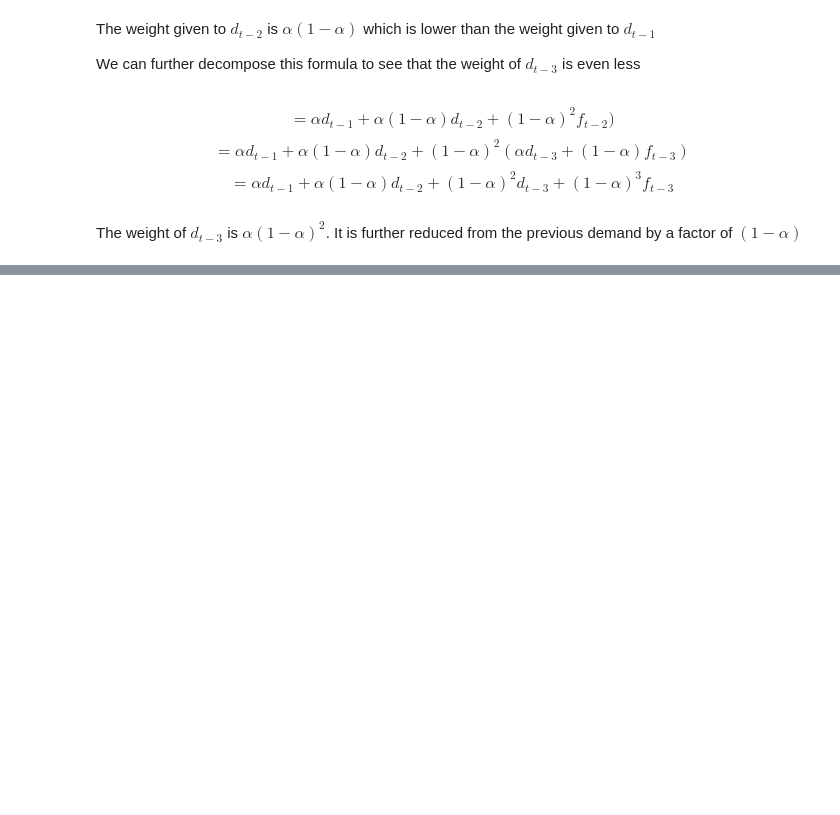
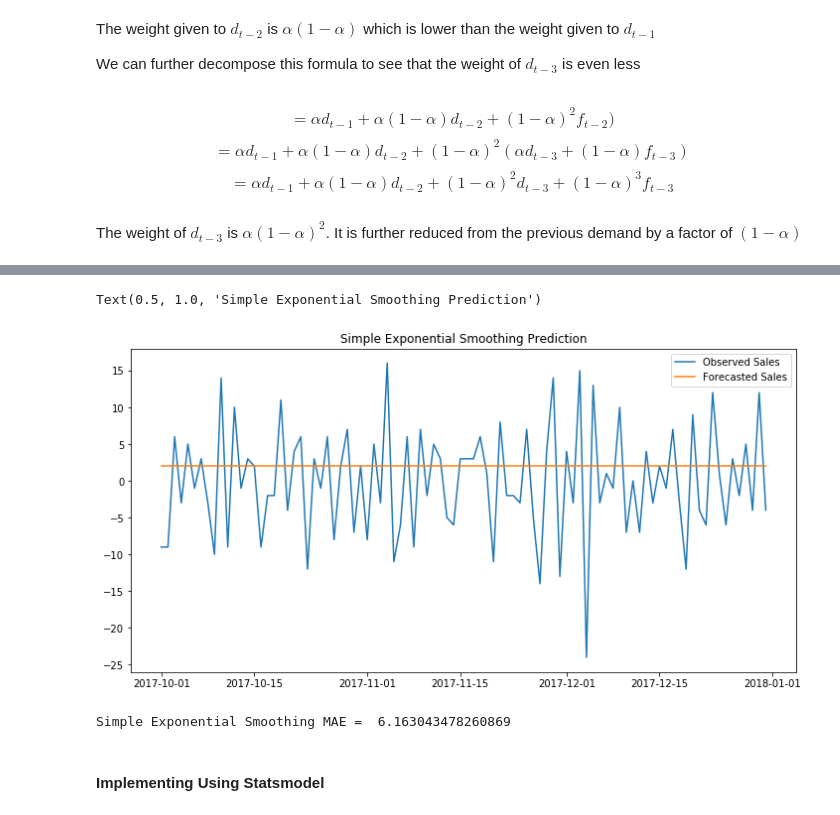
Before and after one commit to zhikaichen99/DemandForecasting, a Jupyter notebook: notebooks/Exponential_Smoothing.ipynb, the cells around one changed output, grey strips where cells are left out. Saved outputs shown, nothing was run; the diff lists cells and outputs as text; code cells hidden in the pictures; blank space fills up the shorter version.

Commit message:
implemented simple exponential smoothing algorithm and obtain forecast predictions

```diff
--- a/notebooks/Exponential_Smoothing.ipynb
+++ b/notebooks/Exponential_Smoothing.ipynb
@@ -51,0 +96,2 @@ def simple_exponential_smoothing(time_series, alpha, num_future):
+# %%
+results = simple_exponential_smoothing(train, len(test), 1.0)
@@ -51,0 +114,21 @@ def simple_exponential_smoothing(time_series, alpha, num_future):
+# %%
+predictions = results[-len(test):]['Forecast']
+# %%
+index_values = test.index.values
+# %%
+predictions = predictions.set_axis(index_values)
+# %%
+fig = plt.figure(figsize = (12,6))
+sales = plt.plot(test, label = 'Observed Sales')
+forecast = plt.plot(predictions, label = 'Forecasted Sales')
+plt.legend(loc = 'best')
+plt.title("Simple Exponential Smoothing Prediction")
+# %% [output]
+Text(0.5, 1.0, 'Simple Exponential Smoothing Prediction')
+[figure, added]
+# %%
+print('Simple Exponential Smoothing MAE = ', mean_absolute_error(predictions, test))
+# %% [output]
+Simple Exponential Smoothing MAE =  6.163043478260869
+# %% [markdown]
+#### Implementing Using Statsmodel
```
Also changed, not shown: parts of 19 cells of this notebook.
